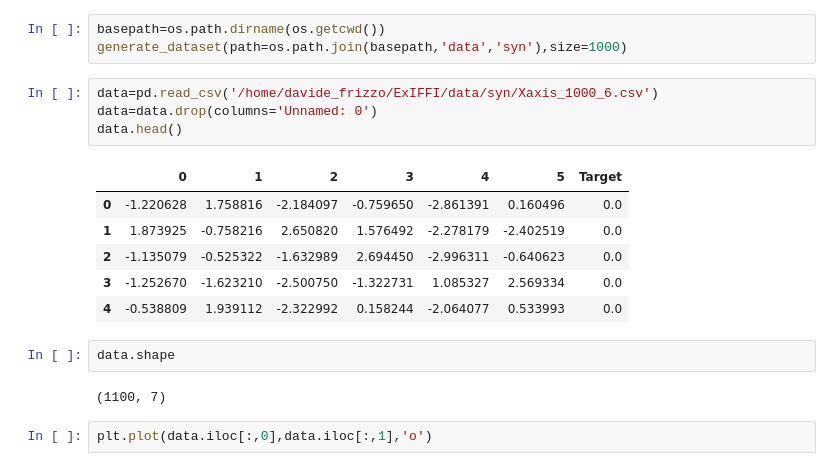
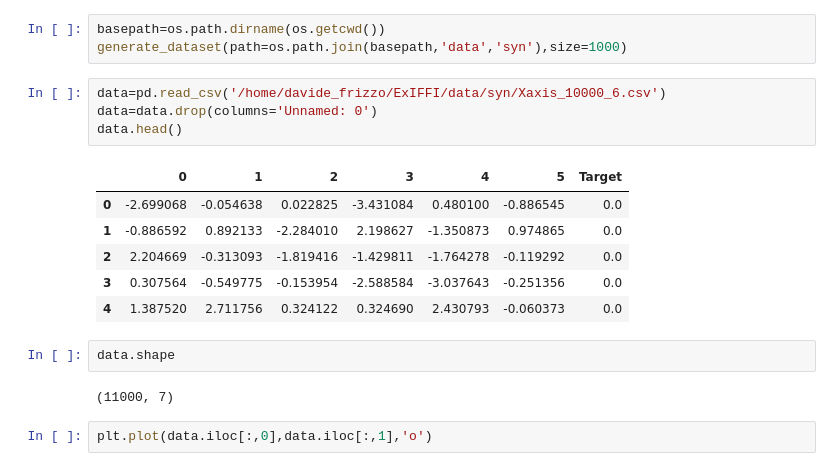
Before and after one commit to alessioarcudi/ExIFFI, a Jupyter notebook: notebooks/synthetic_datasets.ipynb, the cells around one changed output. Drawn from its saved outputs; the diff is of its cells as text.

```diff
--- a/notebooks/synthetic_datasets.ipynb
+++ b/notebooks/synthetic_datasets.ipynb
@@ -112,20 +112,20 @@ for sample_size in [500,1000,2500,5000,10000,25000,50000,100000,250000,300000]:
 basepath=os.path.dirname(os.getcwd())
 generate_dataset(path=os.path.join(basepath,'data','syn'),size=1000)
 # %%
-data=pd.read_csv('/home/davide_frizzo/ExIFFI/data/syn/Xaxis_1000_6.csv')
+data=pd.read_csv('/home/davide_frizzo/ExIFFI/data/syn/Xaxis_10000_6.csv')
 data=data.drop(columns='Unnamed: 0')
 data.head()
 # %% [output]
 |  | 0 | 1 | 2 | 3 | 4 | 5 | Target |
-| 0 | -1.220628 | 1.758816 | -2.184097 | -0.759650 | -2.861391 | 0.160496 | 0.0 |
-| 1 | 1.873925 | -0.758216 | 2.650820 | 1.576492 | -2.278179 | -2.402519 | 0.0 |
-| 2 | -1.135079 | -0.525322 | -1.632989 | 2.694450 | -2.996311 | -0.640623 | 0.0 |
-| 3 | -1.252670 | -1.623210 | -2.500750 | -1.322731 | 1.085327 | 2.569334 | 0.0 |
-| 4 | -0.538809 | 1.939112 | -2.322992 | 0.158244 | -2.064077 | 0.533993 | 0.0 |
+| 0 | -2.699068 | -0.054638 | 0.022825 | -3.431084 | 0.480100 | -0.886545 | 0.0 |
+| 1 | -0.886592 | 0.892133 | -2.284010 | 2.198627 | -1.350873 | 0.974865 | 0.0 |
+| 2 | 2.204669 | -0.313093 | -1.819416 | -1.429811 | -1.764278 | -0.119292 | 0.0 |
+| 3 | 0.307564 | -0.549775 | -0.153954 | -2.588584 | -3.037643 | -0.251356 | 0.0 |
+| 4 | 1.387520 | 2.711756 | 0.324122 | 0.324690 | 2.430793 | -0.060373 | 0.0 |
 # %%
 data.shape
 # %% [output]
-(1100, 7)
+(11000, 7)
 # %%
 plt.plot(data.iloc[:,0],data.iloc[:,1],'o')
 # %% [output]
```
Also changed, not shown: parts of 1 cell of this notebook, 13 other files.
